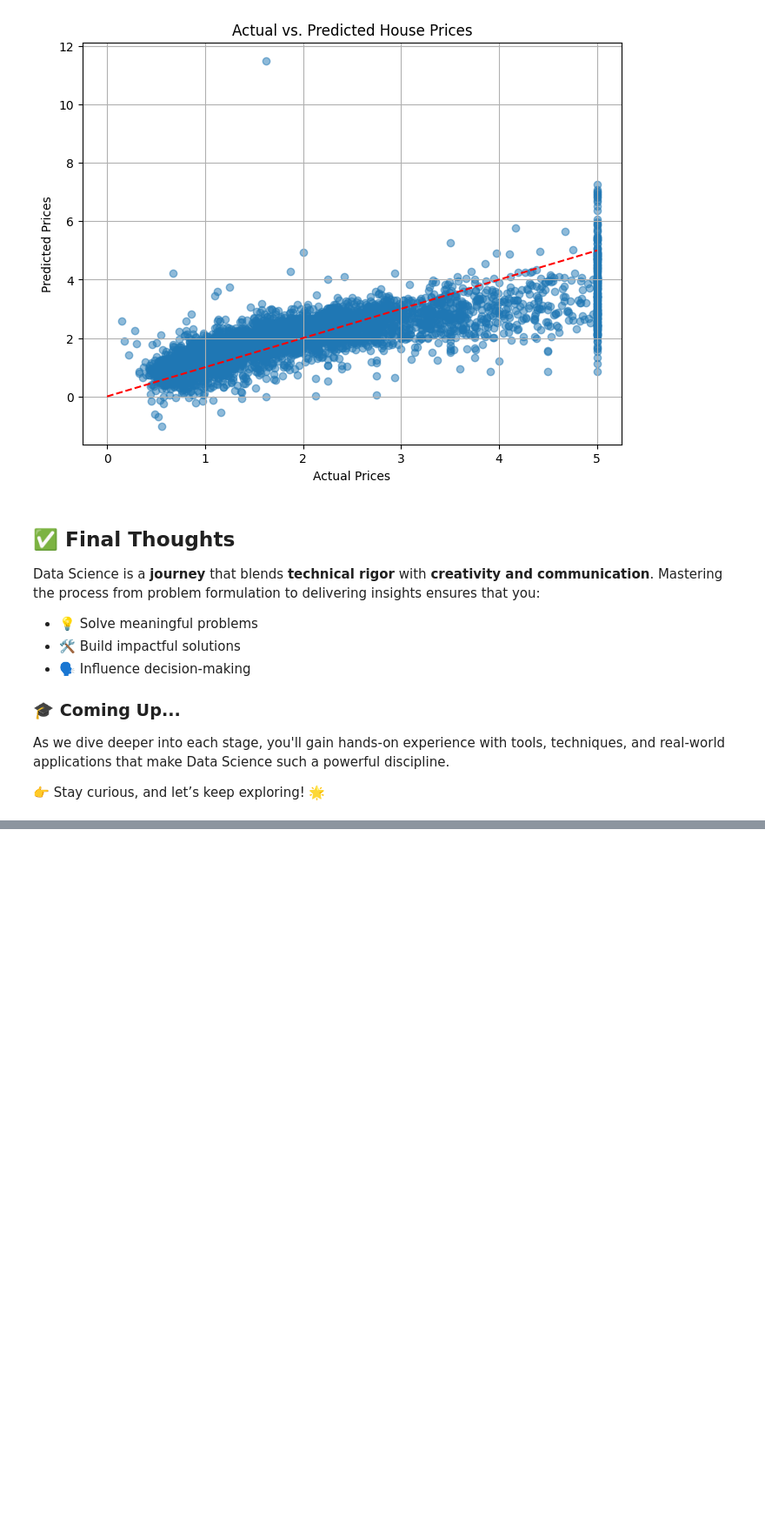
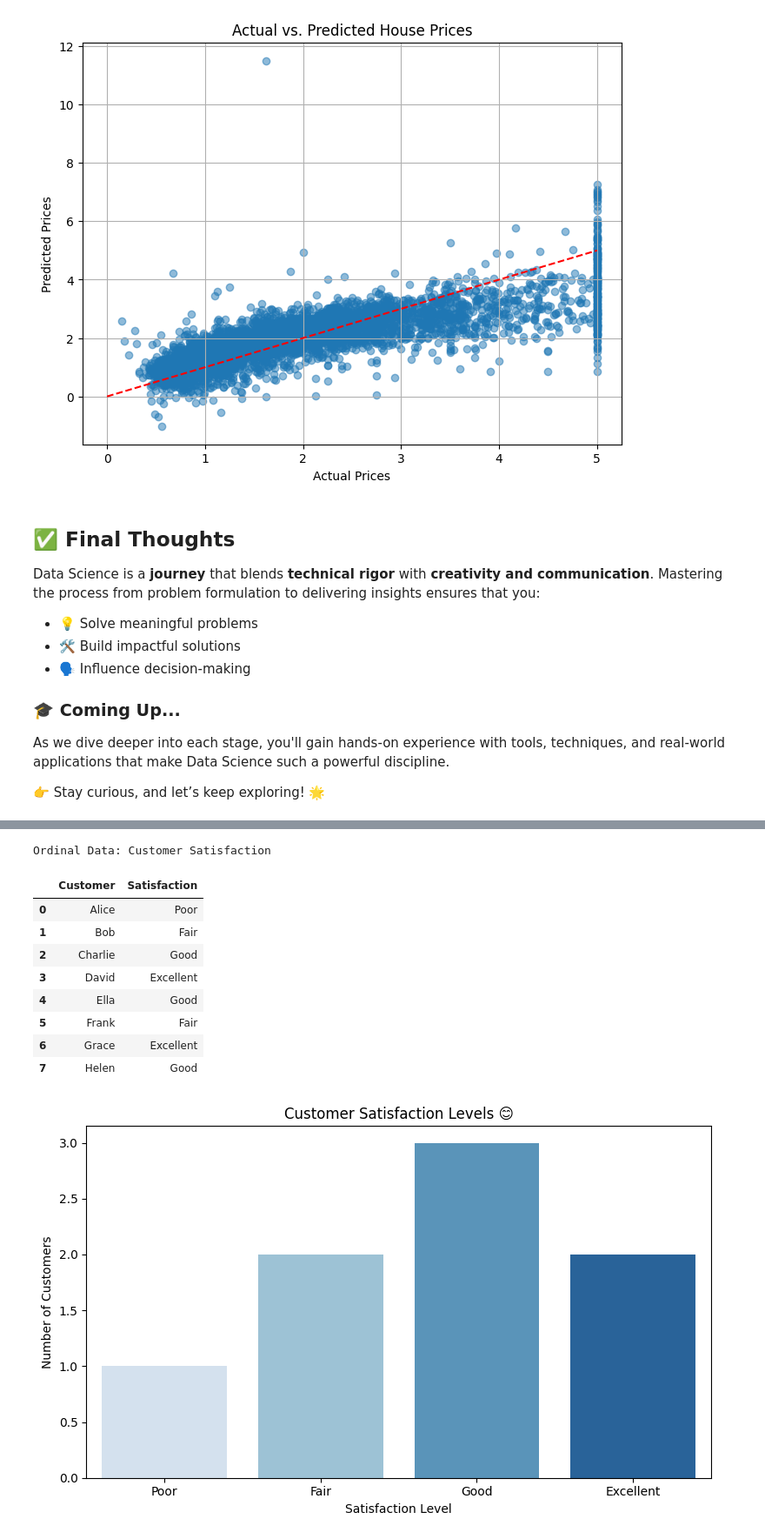
Before and after one commit to AhmadMananOfficial/Data-Science, a Jupyter notebook: NoteBook.ipynb, the cells around one changed output, grey strips where cells are left out. Shown at 87% size. Drawn from its saved outputs; the diff is of its cells as text; code cells hidden in the pictures; blank space fills up the shorter version.

```diff
--- a/NoteBook.ipynb
+++ b/NoteBook.ipynb
@@ -374,0 +785,42 @@ As we dive deeper into each stage, you'll gain hands-on experience with tools, t
+# %%
+import warnings
+warnings.filterwarnings('ignore')  # Optional: Suppress warnings
+
+import pandas as pd
+import seaborn as sns
+import matplotlib.pyplot as plt
+from IPython.display import display
+
+# Ordinal data: Customer satisfaction levels (ordered categories)
+data = pd.DataFrame({
+    'Customer': ['Alice', 'Bob', 'Charlie', 'David', 'Ella', 'Frank', 'Grace', 'Helen'],
+    'Satisfaction': ['Poor', 'Fair', 'Good', 'Excellent', 'Good', 'Fair', 'Excellent', 'Good']
+})
+
+# Define the order of satisfaction levels
+satisfaction_order = ['Poor', 'Fair', 'Good', 'Excellent']
+data['Satisfaction'] = pd.Categorical(data['Satisfaction'], categories=satisfaction_order, ordered=True)
+
+print("Ordinal Data: Customer Satisfaction")
+display(data)
+
+# Visualize the ordinal data
+plt.figure(figsize=(8, 5))
+sns.countplot(x='Satisfaction', data=data, order=satisfaction_order, palette='Blues')
+plt.title('Customer Satisfaction Levels 😊')
+plt.xlabel('Satisfaction Level')
+plt.ylabel('Number of Customers')
+plt.tight_layout()
+plt.show()  # Show the plot
+# %% [output]
+Ordinal Data: Customer Satisfaction
+|  | Customer | Satisfaction |
+| 0 | Alice | Poor |
+| 1 | Bob | Fair |
+| 2 | Charlie | Good |
+| 3 | David | Excellent |
+| 4 | Ella | Good |
+| 5 | Frank | Fair |
+| 6 | Grace | Excellent |
+| 7 | Helen | Good |
+[figure, added]
```
Also changed, not shown: parts of 32 cells of this notebook, 4 other files.
